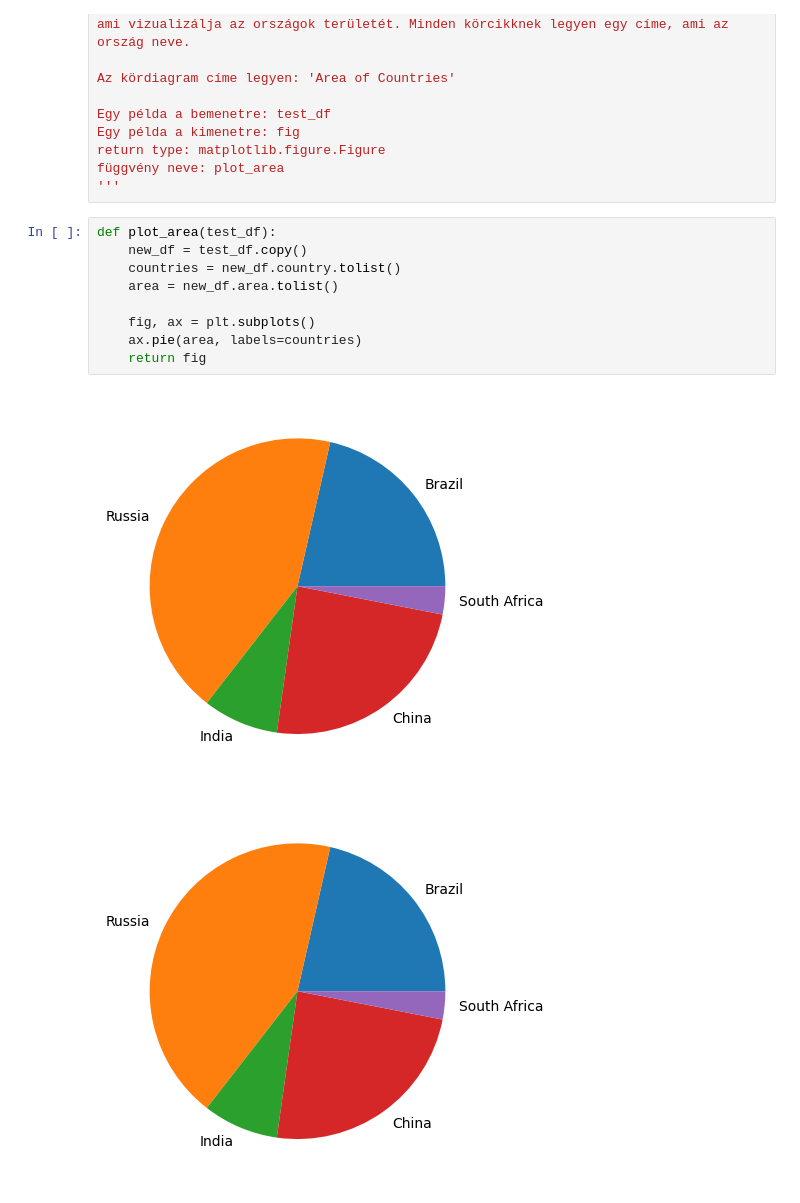
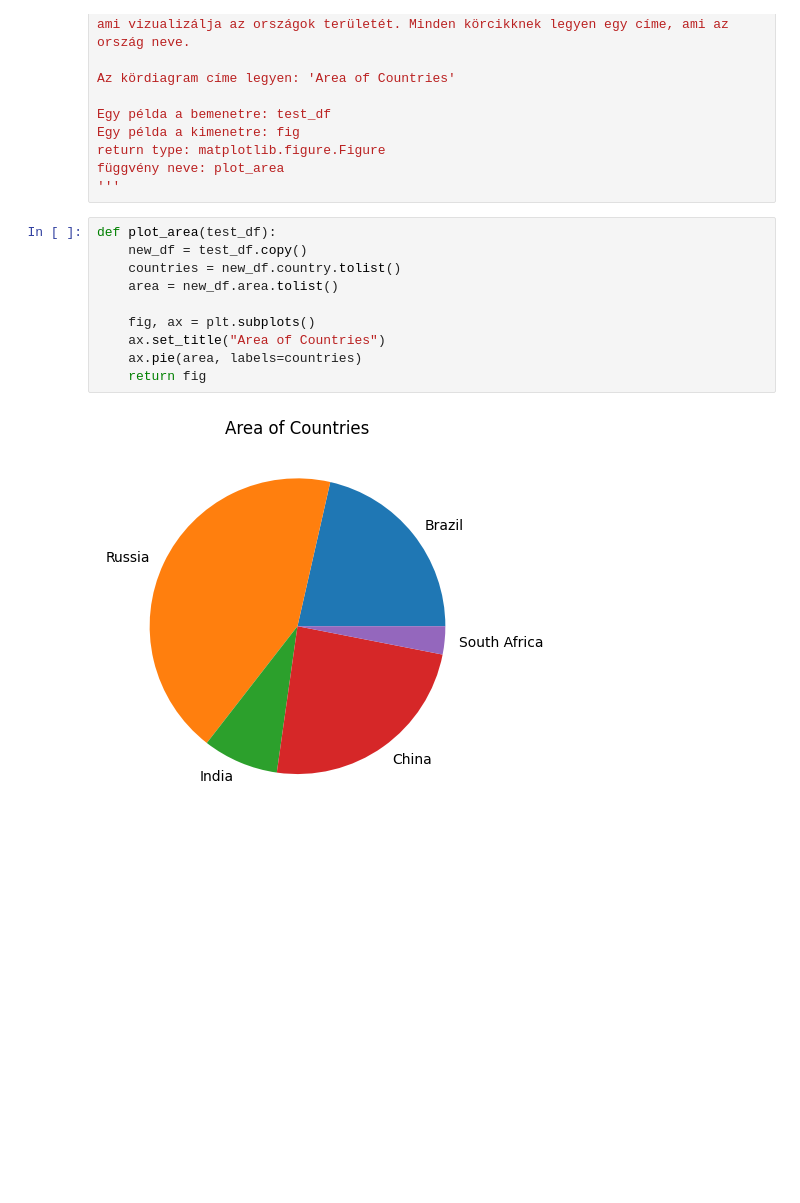
Before and after one commit to kuttelbalint/BEVADAT2022232, a Jupyter notebook: GYAK/GYAK04/GYAK04.ipynb, the cells around one changed output. Drawn from its saved outputs; the diff is of its cells as text; blank space fills up the shorter version.

```diff
--- a/GYAK/GYAK04/GYAK04.ipynb
+++ b/GYAK/GYAK04/GYAK04.ipynb
@@ -135,12 +127,12 @@ függvény neve: plot_area
 # %%
 def plot_area(test_df):
     new_df = test_df.copy()
     countries = new_df.country.tolist()
     area = new_df.area.tolist()
 
     fig, ax = plt.subplots()
+    ax.set_title("Area of Countries")
     ax.pie(area, labels=countries)
     return fig
 # %% [output]
-[figure, old version]
+[figure, new version]
-[figure, removed]
```
Also changed, not shown: parts of 2 cells of this notebook, 1 other file.
